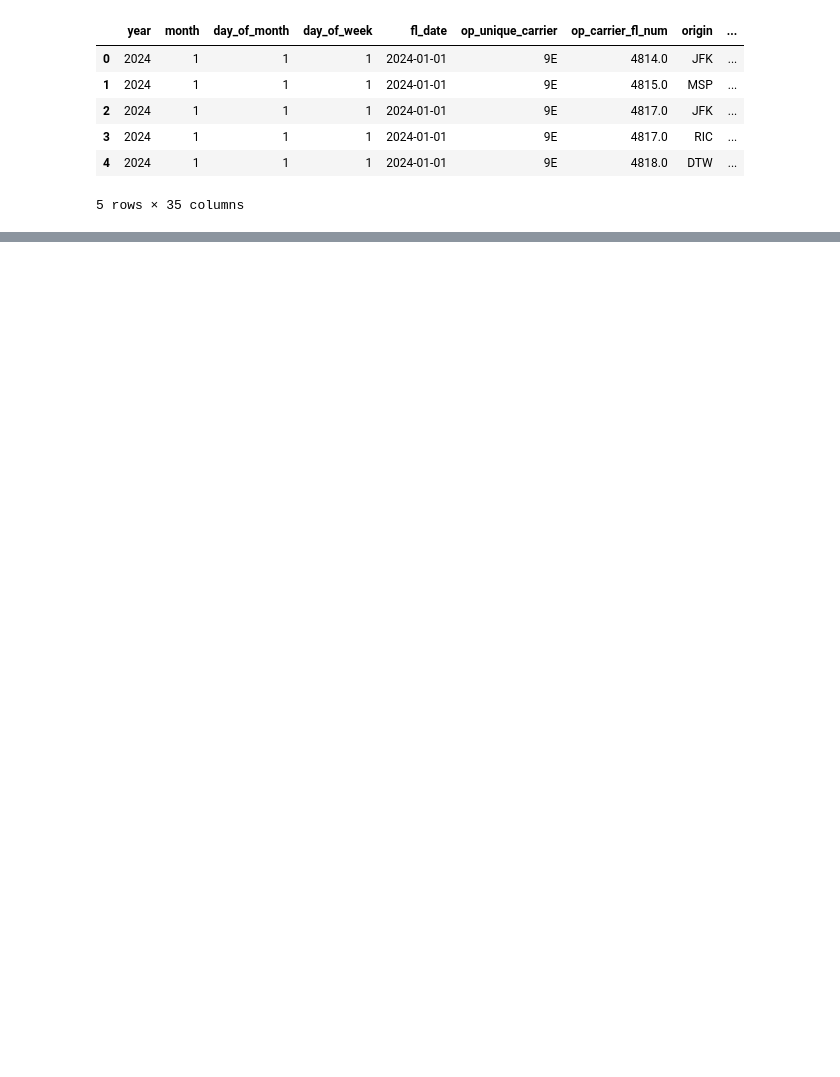
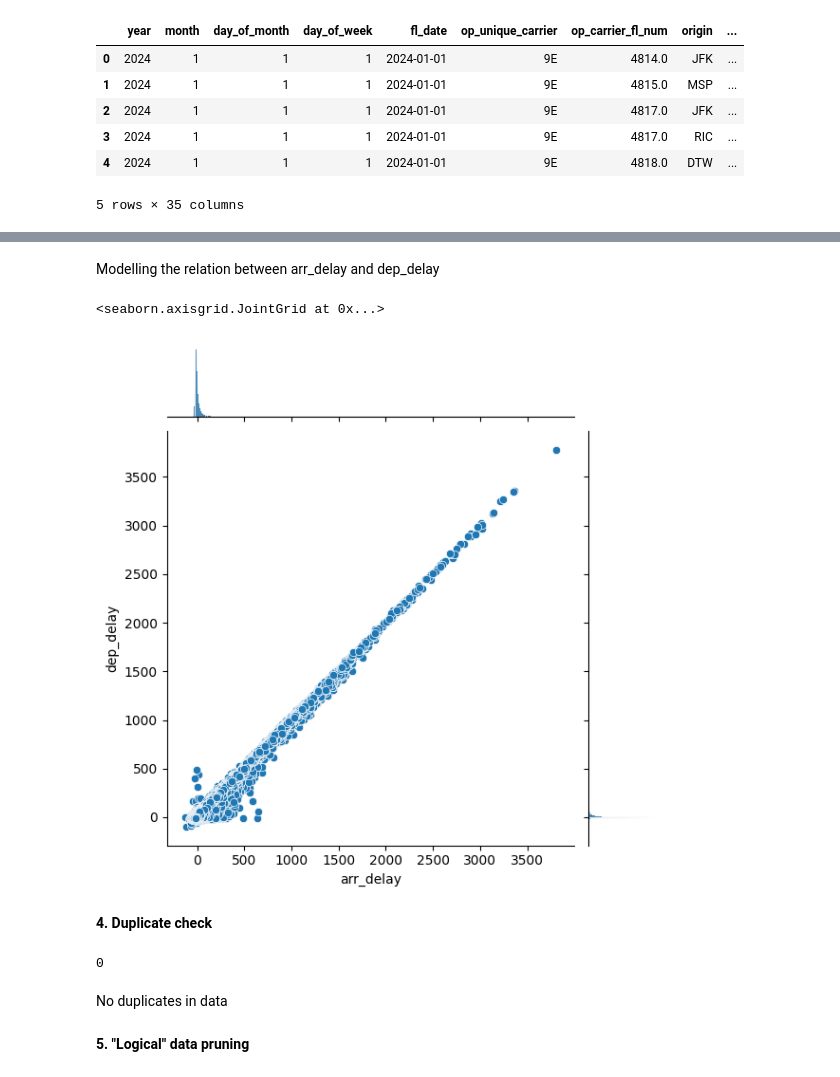
Before and after one commit to mwjung10/FlightDelay_ML_project, a Jupyter notebook: src/data_preproccess.ipynb, the cells around one changed output, grey strips where cells are left out. Drawn from its saved outputs; the diff is of its cells as text; code cells hidden in the pictures; blank space fills up the shorter version.

```diff
--- a/src/data_preproccess.ipynb
+++ b/src/data_preproccess.ipynb
@@ -49,0 +95,21 @@ plt.show()
+# %% [markdown]
+Modelling the relation between arr_delay and dep_delay
+# %%
+import seaborn as sns
+
+sns.jointplot(df, x="arr_delay", y="dep_delay")
+# %% [output]
+<seaborn.axisgrid.JointGrid at 0x...>
+[figure, added]
+# %% [markdown]
+**4. Duplicate check**
+# %%
+copy_df = df.drop_duplicates()
+
+len(copy_df) - len(df)
+# %% [output]
+0
+# %% [markdown]
+No duplicates in data
+# %% [markdown]
+**5. "Logical" data pruning**
```
Also changed, not shown: parts of 13 cells of this notebook.
